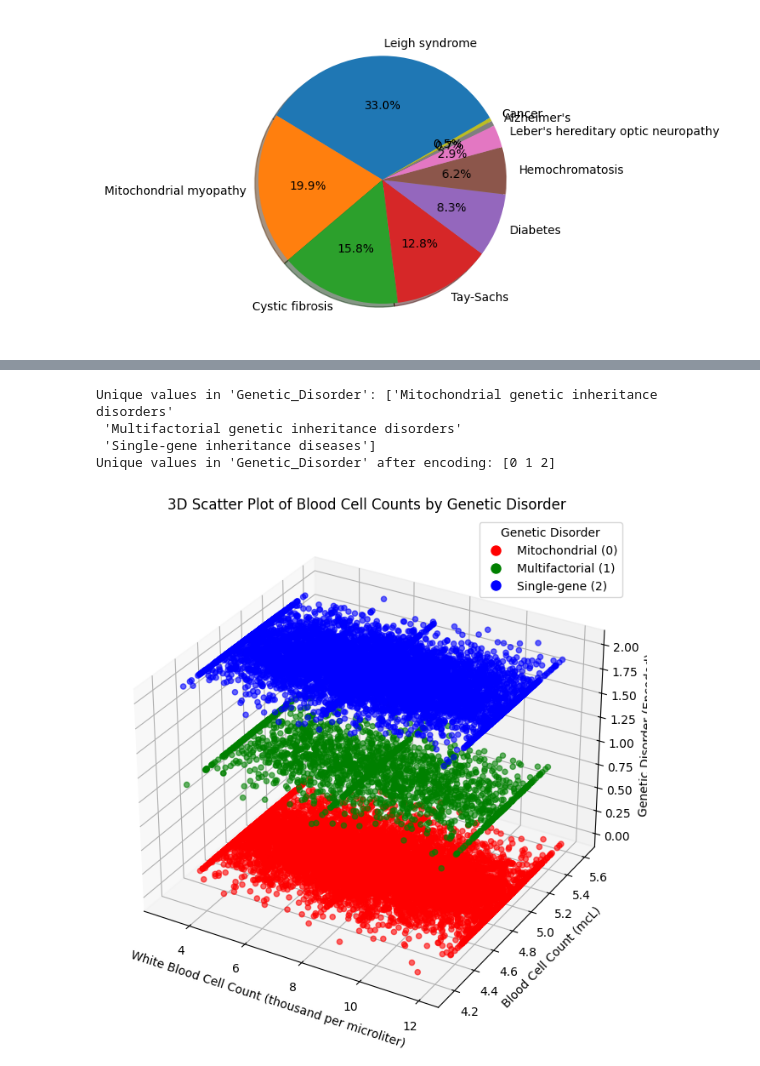
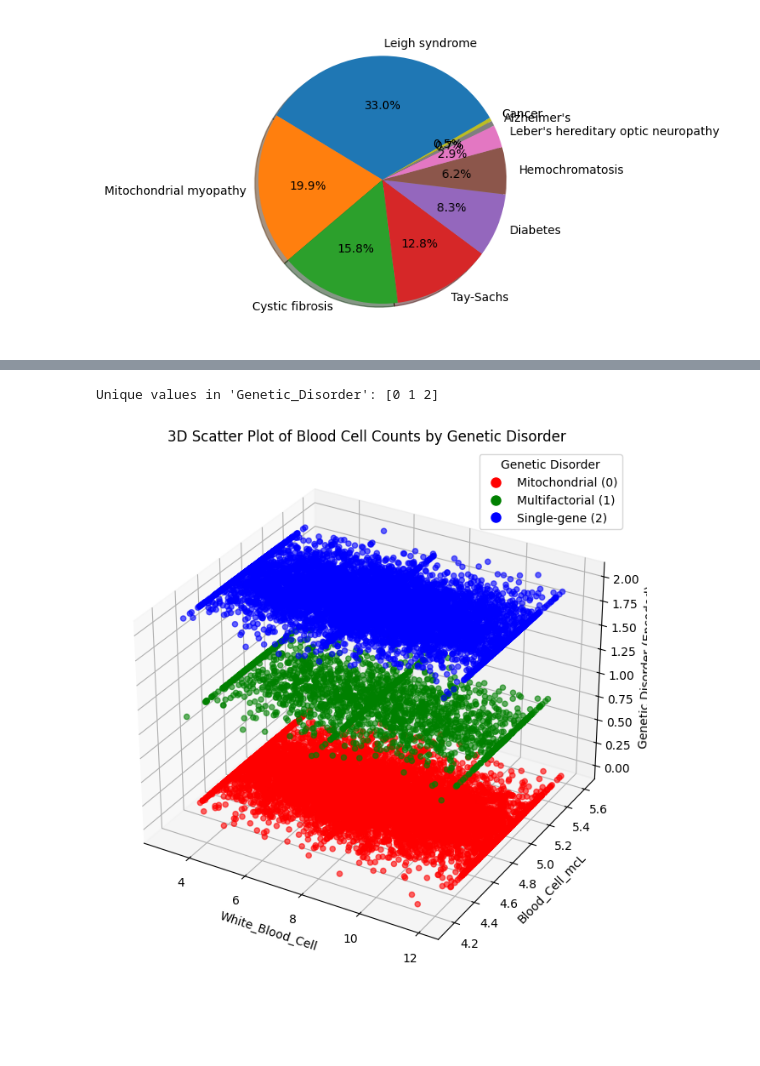
Before and after one commit to amritaajaysagar/genomic-data-analysis, a Jupyter notebook: Project_EDA.ipynb, the cells around one changed output, grey strips where cells are left out. Cells and saved outputs as stored; diff of their text form; code cells hidden in the pictures; blank space fills up the shorter version.

```diff
--- a/Project_EDA.ipynb
+++ b/Project_EDA.ipynb
@@ -196,18 +216,18 @@ Disorder_Subclass - > 10
 # %%
 # Continuous features with median imputation
 train_data['Patient_Age'].fillna(train_data['Patient_Age'].median(), inplace=True)
-train_data['Blood_cell_count_(mcL)'].fillna(train_data['Blood_cell_count_(mcL)'].median(), inplace=True)
-train_data['White_Blood_cell_count_(thousand_per_microliter)'].fillna(train_data['White_Blood_cell_count_(thousand_per_microliter)'].median(), inplace=True)
+train_data['Blood_Cell_mcL'].fillna(train_data['Blood_Cell_mcL'].median(), inplace=True)
+train_data['White_Blood_Cell'].fillna(train_data['White_Blood_Cell'].median(), inplace=True)
 
 # Categorical/ordinal features with mode imputation
 columns_to_fill_mode = [
-    'Genes_in_mothers_side', 'Inherited_from_father', 'Maternal_gene', 'Paternal_gene','Mothers_age',
-    'Fathers_age','Status', 'Respiratory_Rate_(breaths/min)', 'Heart_Rate_(rates/min',
-    'Follow-up', 'Gender', 'Birth_asphyxia','Autopsy_shows_birth_defect_(if_applicable)',
-    'Folic_acid_details_(peri-conceptional)',
-    'H/O_serious_maternal_illness', 'H/O_radiation_exposure_(x-ray)',
-    'H/O_substance_abuse', 'Assisted_conception_IVF/ART',
-    'History_of_anomalies_in_previous_pregnancies','No._of_previous_abortion', 'Birth_defects',
+    'Genes_Mothers_Side', 'Inherited_Father', 'Maternal_gene', 'Paternal_gene','Mothers_age',
+    'Fathers_age','Status', 'Respiratory_Rate_breaths_min', 'Heart_Rates_Min',
+    'Parental_consent', 'Follow_up', 'Gender', 'Birth_asphyxia','Autopsy_Birth_Defect',
+    'Folic_Acid',
+    'Maternal_Illness', 'Radiation_Exposure',
+    'Substance_Abuse', 'Assisted_Conception',
+    'History_Previous_Pregnancies','Previous_Abortion', 'Birth_Defects',
     'Blood_test_result', 'Disorder_Subclass'
 ]
 
@@ -338,0 +420,2 @@ for i, var in enumerate(cols):
+# %%
+encode_train_data = train_data.copy()
@@ -339,59 +484,38 @@ for i, var in enumerate(cols):
 # %%
 # Check unique values in the 'Genetic_Disorder' column
-print("Unique values in 'Genetic_Disorder':", train_data['Genetic_Disorder'].unique())
+print("Unique values in 'Genetic_Disorder':", encode_train_data['Genetic_Disorder'].unique())
 
-# Update the disorder mapping with all unique values from your dataset
-disorder_mapping = {
-    'Mitochondrial genetic inheritance disorders': 0,
-    'Multifactorial genetic inheritance disorders': 1,
-    'Single-gene inheritance diseases': 2
-}
-
-# Replace the values in the Genetic_Disorder column
-train_data['Genetic_Disorder'] = train_data['Genetic_Disorder'].replace(disorder_mapping)
-
-# Check for any remaining non-numeric values in 'Genetic_Disorder'
-print("Unique values in 'Genetic_Disorder' after encoding:", train_data['Genetic_Disorder'].unique())
-
-# Drop any rows where 'White_Blood_cell_count_(thousand_per_microliter)' or 'Blood_cell_count_(mcL)' are NaN
-train_data = train_data.dropna(subset=['White_Blood_cell_count_(thousand_per_microliter)', 'Blood_cell_count_(mcL)', 'Genetic_Disorder'])
-
-# Ensure Genetic_Disorder is of integer type for plotting
-train_data['Genetic_Disorder'] = train_data['Genetic_Disorder'].astype(int)
 
 # Create a figure and a 3D subplot
 fig = plt.figure(figsize=(12, 8))
 ax = fig.add_subplot(111, projection='3d')
 
 # Define colors for different Genetic_Disorder categories
 colors = {0: 'r', 1: 'g', 2: 'b'}
 
 # Create the 3D scatter plot
 ax.scatter(
-    train_data['White_Blood_cell_count_(thousand_per_microliter)'],
-    train_data['Blood_cell_count_(mcL)'],
-    train_data['Genetic_Disorder'],
-    c=train_data['Genetic_Disorder'].map(colors),
+    encode_train_data['White_Blood_Cell'],
+    encode_train_data['Blood_Cell_mcL'],
+    encode_train_data['Genetic_Disorder'],
+    c=encode_train_data['Genetic_Disorder'].map(colors),
     alpha=0.6
 )
 
 # Setting labels and title
-ax.set_xlabel('White Blood Cell Count (thousand per microliter)')
-ax.set_ylabel('Blood Cell Count (mcL)')
+ax.set_xlabel('White_Blood_Cell')
+ax.set_ylabel('Blood_Cell_mcL')
 ax.set_zlabel('Genetic Disorder (Encoded)')
 ax.set_title('3D Scatter Plot of Blood Cell Counts by Genetic Disorder')
 
 # Create a legend
 handles = [plt.Line2D([0], [0], marker='o', color='w', markerfacecolor=color, markersize=10)
            for color in colors.values()]
 labels = ['Mitochondrial (0)', 'Multifactorial (1)', 'Single-gene (2)']
 ax.legend(handles, labels, title='Genetic Disorder')
 
 # Show the plot
 plt.show()
 # %% [output]
-Unique values in 'Genetic_Disorder': ['Mitochondrial genetic inheritance disorders'
- 'Multifactorial genetic inheritance disorders'
- 'Single-gene inheritance diseases']
-Unique values in 'Genetic_Disorder' after encoding: [0 1 2]
+Unique values in 'Genetic_Disorder': [0 1 2]
-[figure, old version]
+[figure, new version]
```
Also changed, not shown: parts of 38 cells of this notebook.
